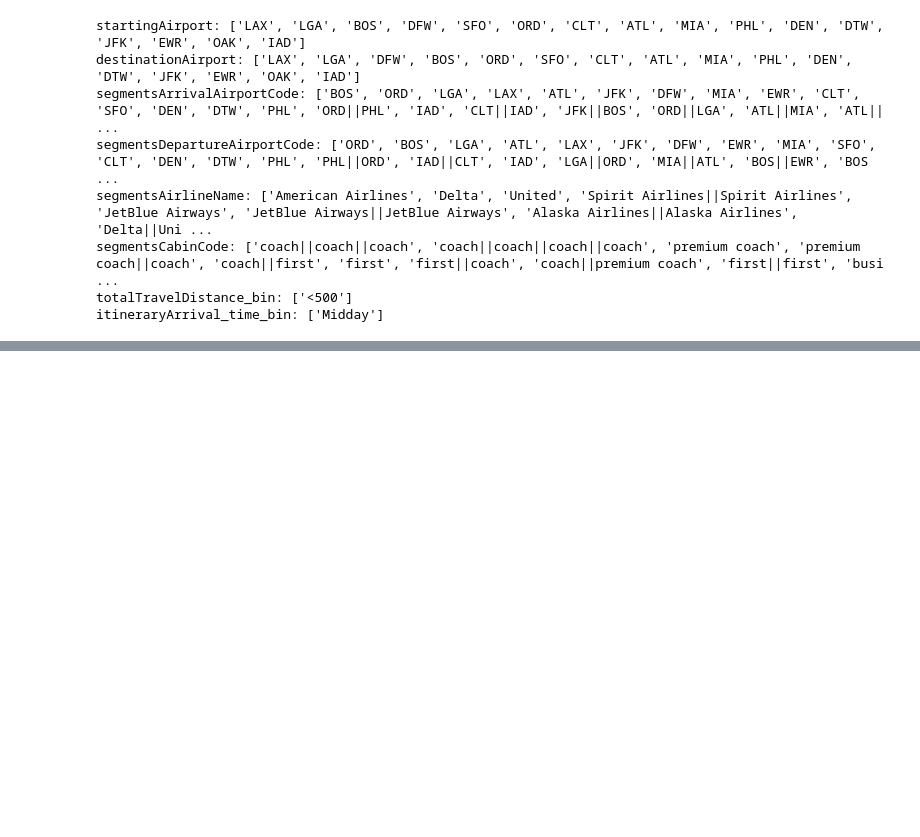
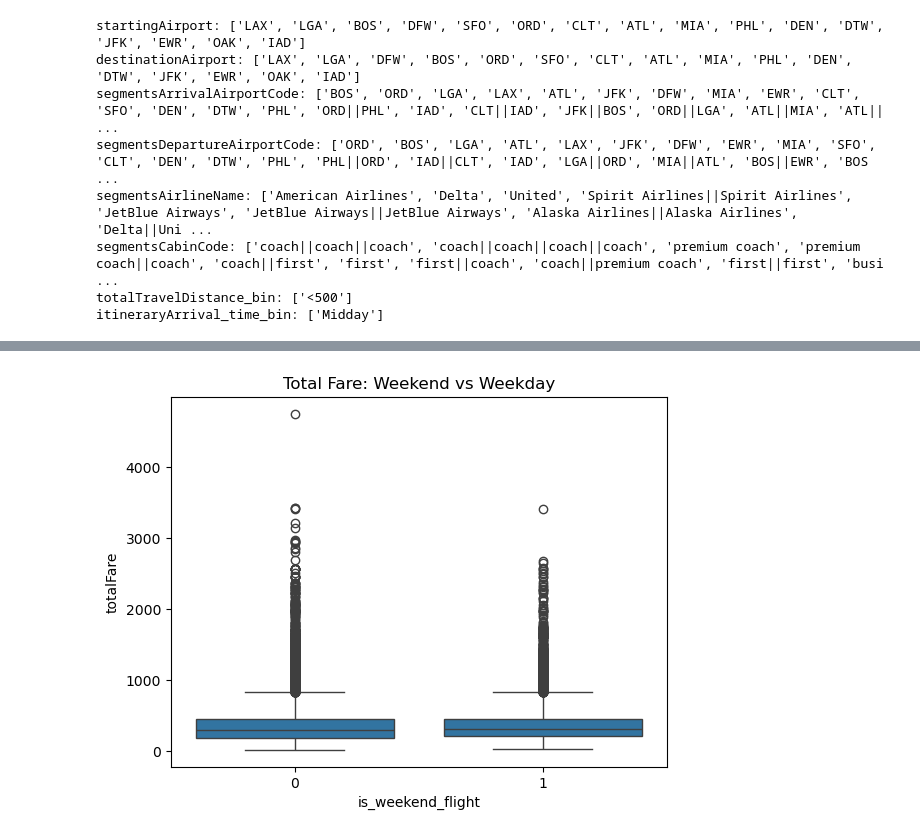
Before and after one commit to andreavreug/Airline-Fare-Prediction, a Jupyter notebook: Pricing_Analysis.ipynb, the cells around one changed output, grey strips where cells are left out. Saved outputs shown, nothing was run; the diff lists cells and outputs as text; code cells hidden in the pictures; blank space fills up the shorter version.

```diff
--- a/Pricing_Analysis.ipynb
+++ b/Pricing_Analysis.ipynb
@@ -708,0 +734,6 @@ itineraryArrival_time_bin: ['Midday']
+# %%
+sns.boxplot(x='is_weekend_flight', y='totalFare', data=data)
+plt.title('Total Fare: Weekend vs Weekday')
+plt.show()
+# %% [output]
+[figure, added]
```
Also changed, not shown: parts of 5 cells of this notebook.
